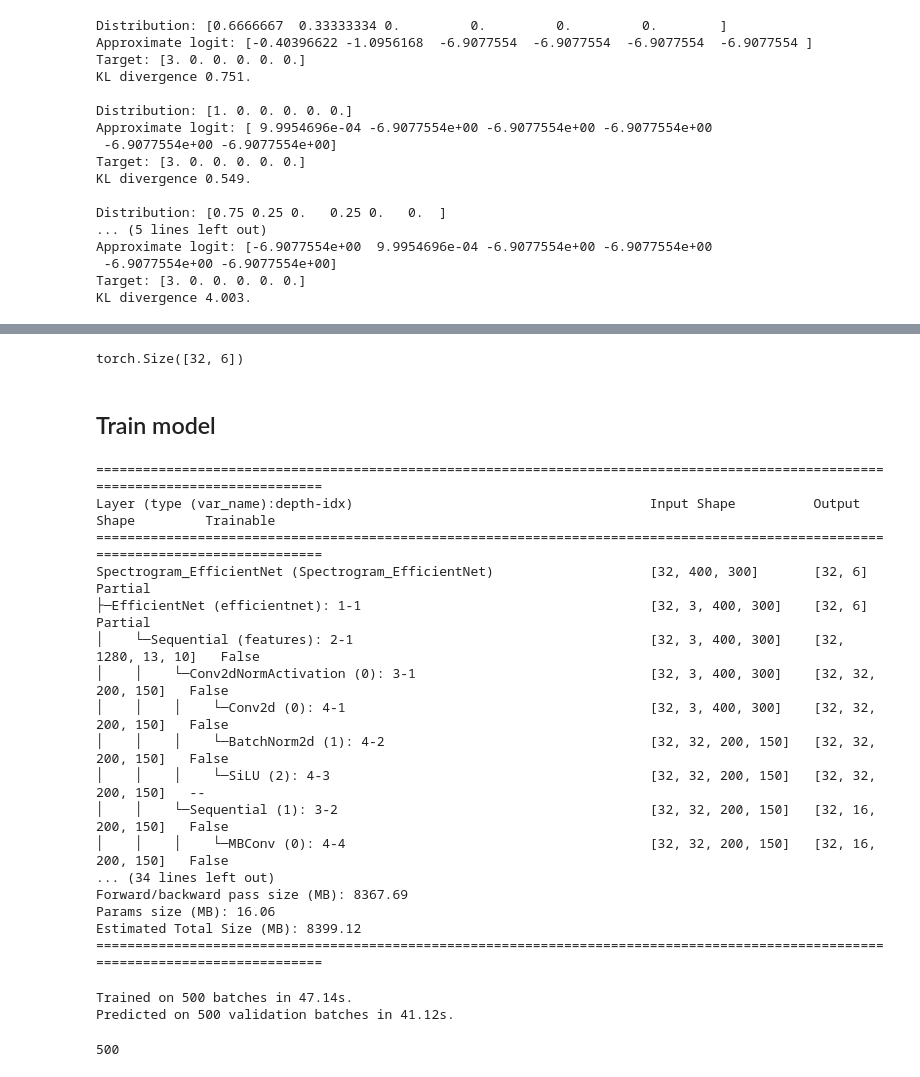
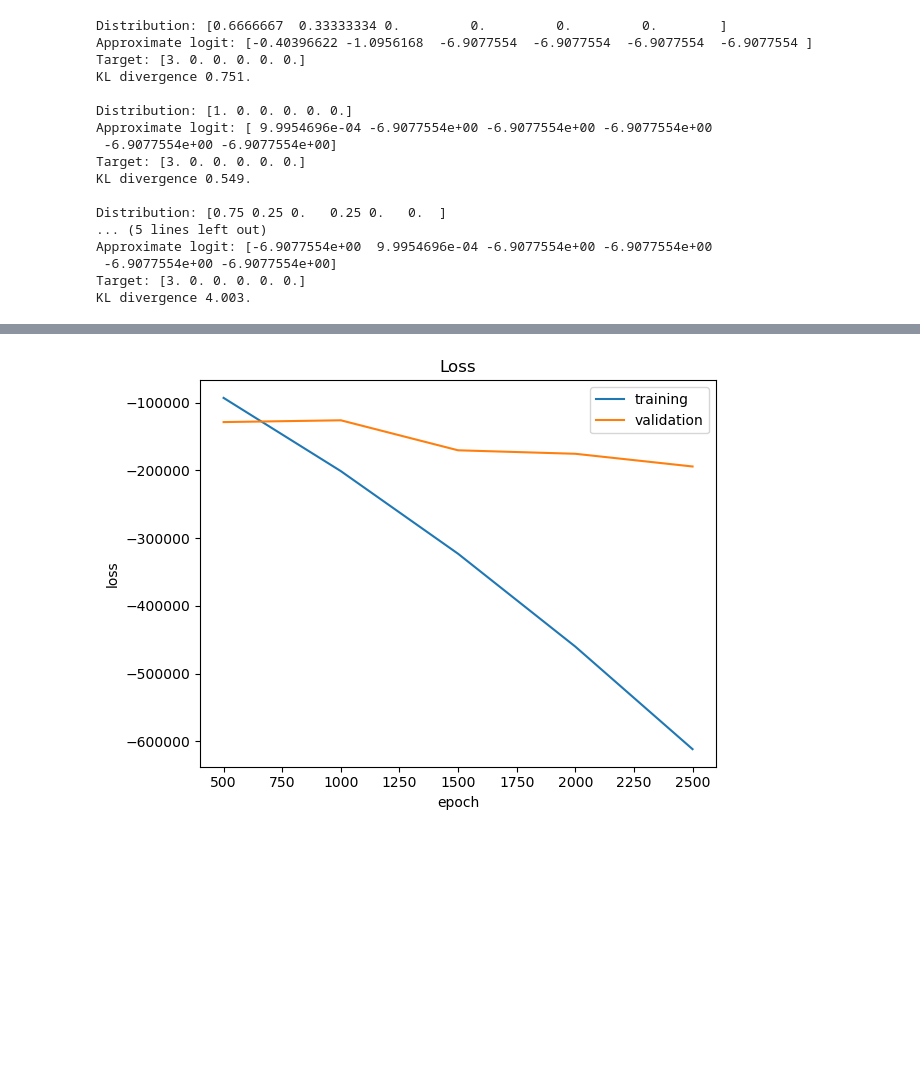
Before and after one commit to allispaul/brains, a Jupyter notebook: data-exploration.ipynb, the cells around one changed output, grey strips where cells are left out. Saved outputs shown, nothing was run; the diff lists cells and outputs as text; code cells hidden in the pictures; blank space fills up the shorter version.

```diff
--- a/data-exploration.ipynb
+++ b/data-exploration.ipynb
@@ -14,14 +14,3 @@ import scipy
 import pandas as pd
 import torch
 from tqdm.auto import tqdm
-# %%
-# BASE_PATH = Path("/kaggle/input/hms-harmful-brain-activity-classification")
-BASE_PATH = Path("data/")
-# SPEC_DIR = Path("/tmp/dataset/hms-hbac") # where to save the spectrograms after converting to numpy
-SPEC_DIR = Path("data/spectrograms_npy")
-
-# Initialize RNG
-rng = np.random.default_rng(seed=4)
-
-DEVICE = torch.device("cuda") if torch.cuda.is_available() else torch.device("cpu")
-print(DEVICE)
@@ -376,10 +367,0 @@ Estimated Total Size (MB): 8435.18
-# %%
-# freeze model layers besides the classifier
-for param in model.features.parameters():
-    param.requires_grad = False
-# replace classifier with one of appropriate shape
-model.classifier = torch.nn.Linear(1280, 6)
-summary(model, col_names=["input_size", "output_size", "trainable"],
-        col_width=20,
-        row_settings=["depth", "var_names"],
-        input_data=train_batch[0])
@@ -404,54 +368,12 @@ Estimated Total Size (MB): 8429.84
-# %%
-# Test that it's working
-model.eval()
-model(train_batch[0]).shape
-# %% [output]
-torch.Size([32, 6])
-# %% [markdown]
-## Train model
-# %%
-# Can we do better if we do the RGB conversion in parallel on the GPU?
-from utils.models import Spectrogram_EfficientNet
-
-train = SpectrogramDataset(metadata_train)
-valid = SpectrogramDataset(metadata_valid)
-test = SpectrogramTestDataset(metadata_test)
-train_loader = DataLoader(train, 32)
-valid_loader = DataLoader(valid, 32)
-model = Spectrogram_EfficientNet()
-
-summary(model, col_names=["input_size", "output_size", "trainable"],
-        col_width=20,
-        depth=4,
-        row_settings=["depth", "var_names"],
-        input_data=train_batch[0])
-# %% [output]
-==================================================================================================================================
-Layer (type (var_name):depth-idx)                                      Input Shape          Output Shape         Trainable
-==================================================================================================================================
-Spectrogram_EfficientNet (Spectrogram_EfficientNet)                    [32, 400, 300]       [32, 6]              Partial
-├─EfficientNet (efficientnet): 1-1                                     [32, 3, 400, 300]    [32, 6]              Partial
-│    └─Sequential (features): 2-1                                      [32, 3, 400, 300]    [32, 1280, 13, 10]   False
-│    │    └─Conv2dNormActivation (0): 3-1                              [32, 3, 400, 300]    [32, 32, 200, 150]   False
-│    │    │    └─Conv2d (0): 4-1                                       [32, 3, 400, 300]    [32, 32, 200, 150]   False
-│    │    │    └─BatchNorm2d (1): 4-2                                  [32, 32, 200, 150]   [32, 32, 200, 150]   False
-│    │    │    └─SiLU (2): 4-3                                         [32, 32, 200, 150]   [32, 32, 200, 150]   --
-│    │    └─Sequential (1): 3-2                                        [32, 32, 200, 150]   [32, 16, 200, 150]   False
-│    │    │    └─MBConv (0): 4-4                                       [32, 32, 200, 150]   [32, 16, 200, 150]   False
-... (34 lines left out)
-Forward/backward pass size (MB): 8367.69
-Params size (MB): 16.06
-Estimated Total Size (MB): 8399.12
-==================================================================================================================================
 # %%
 model.to(DEVICE);
 # %%
+from utils import Trainer
 trainer = Trainer(model, train_loader, valid_loader,
-                  criterion=KLDivLoss(reduction="batchmean"))
+                  criterion=KLDivLoss(reduction="batchmean"), lr=0.1)
 
-trainer.time_train_step(500)
-trainer.time_val_step(500)
+trainer.train_eval_loop(len(train_loader), 1000, 500)
-# %% [output]
-Trained on 500 batches in 47.14s.
-Predicted on 500 validation batches in 41.12s.
-500
+# %%
+trainer.plot_metrics()
+# %% [output]
+[figure, added]
```
Also changed, not shown: parts of 14 cells of this notebook, 6 other files.
